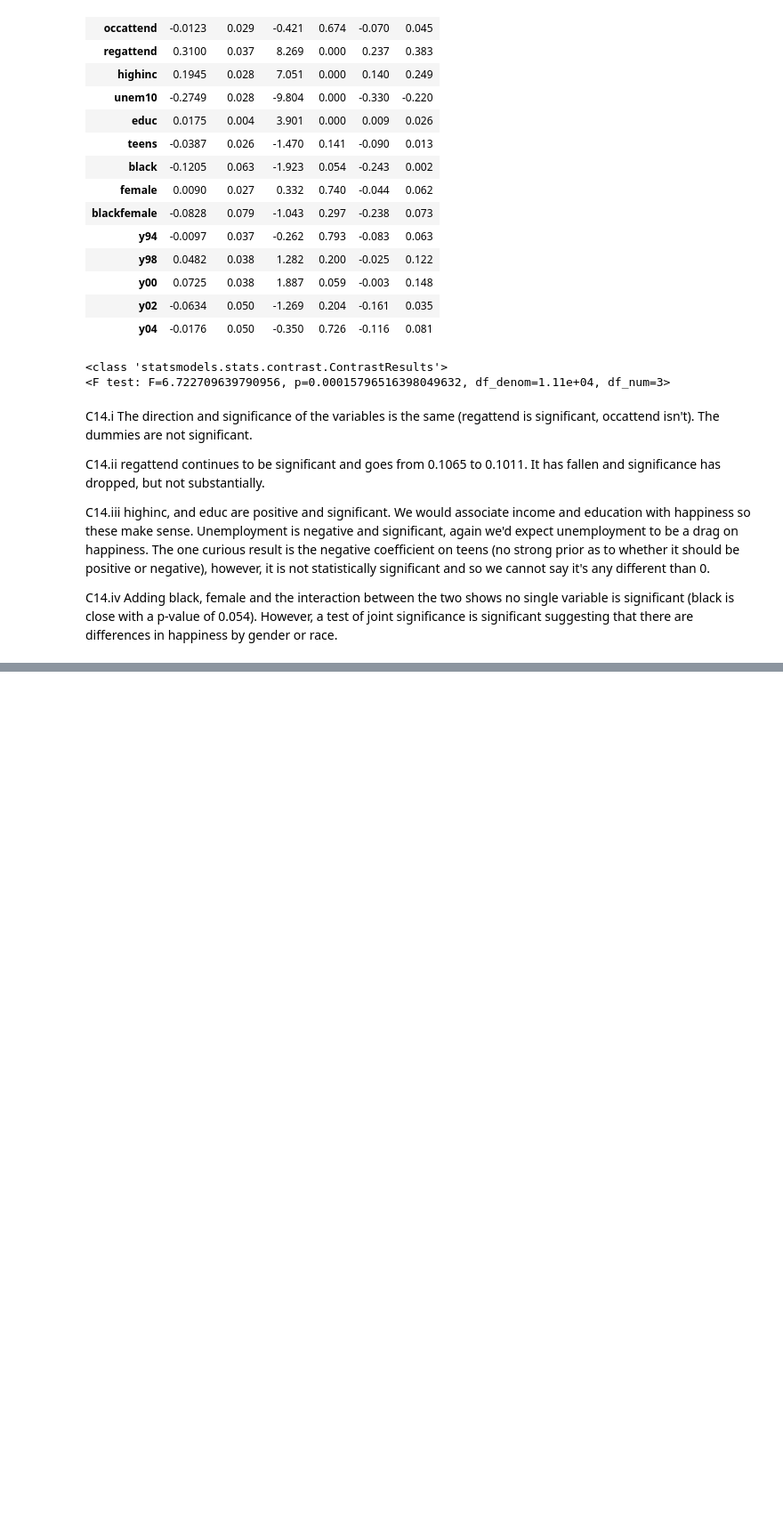
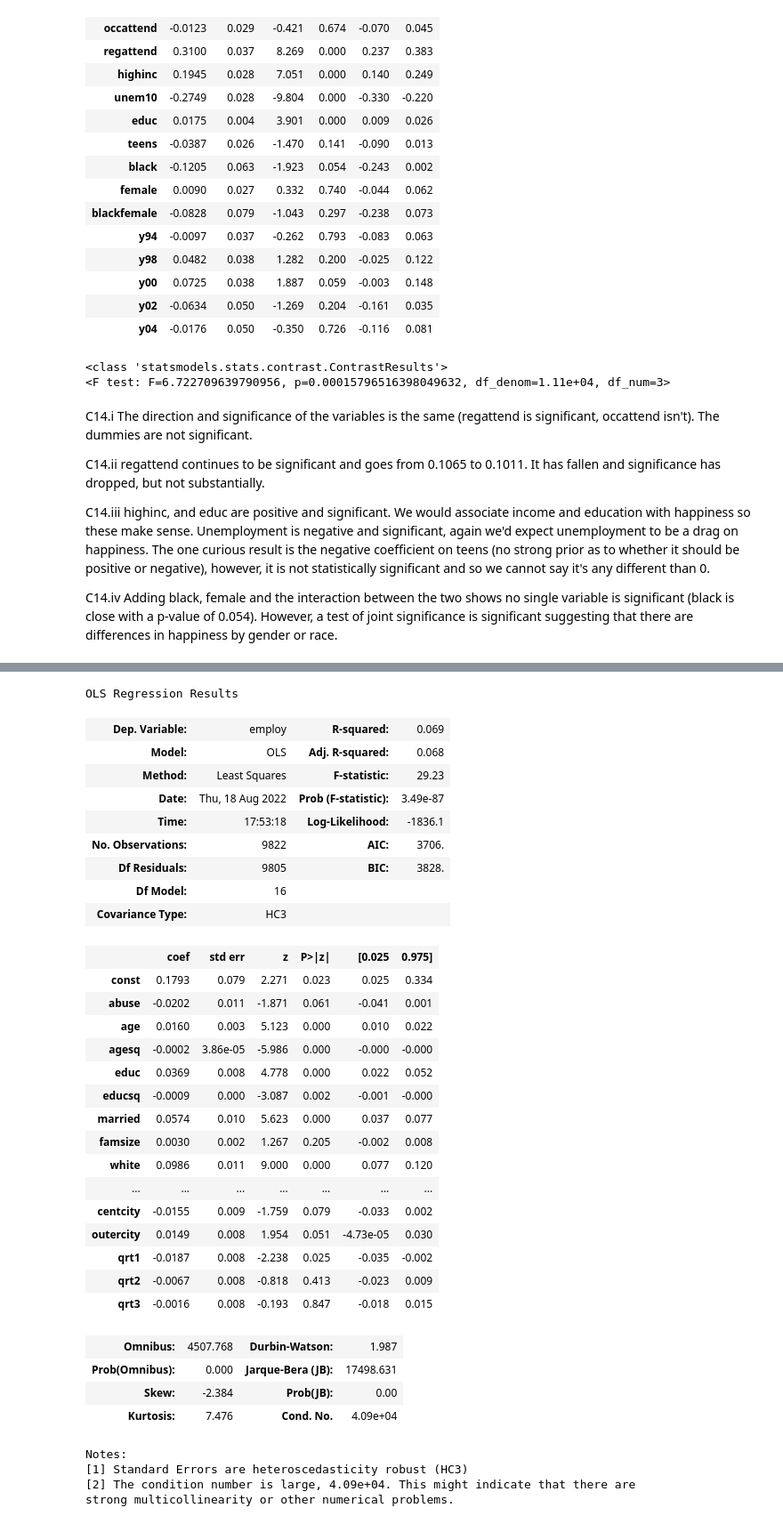
Before and after one commit to systemchalk/wooldridge_workbook, a Jupyter notebook: ch17.ipynb, the cells around one changed output, grey strips where cells are left out. Shown at 89% size. Drawn from its saved outputs; the diff is of its cells as text; code cells hidden in the pictures; blank space fills up the shorter version.

Commit message:
Completed Ch17. Will need to revisit Tobit and Truncated problems.

```diff
--- a/ch17.ipynb
+++ b/ch17.ipynb
@@ -1870,3 +1873,8 @@ C14.ii regattend continues to be significant and goes from 0.1065 to 0.1011. It
 C14.iii highinc, and educ are positive and significant. We would associate income and education with happiness so these make sense. Unemployment is negative and significant, again we'd expect unemployment to be a drag on happiness. The one curious result is the negative coefficient on teens (no strong prior as to whether it should be positive or negative), however, it is not statistically significant and so we cannot say it's any different than 0.
 
 C14.iv Adding black, female and the interaction between the two shows no single variable is significant (black is close with a p-value of 0.054). However, a test of joint significance is significant suggesting that there are differences in happiness by gender or race.
+# %%
+# Exercise 15
+alcohol = pd.read_stata("./stata/alcohol.dta")
+print((alcohol.employ.sum() / alcohol.shape[0]) * 100, "percent of the sample is employed.")
+print((alcohol.abuse.sum() / alcohol.shape[0]) * 100, "percent of the sample has abused alcohol.")
@@ -1872,0 +1969,40 @@ C14.iv Adding black, female and the interaction between the two shows no single
+# %%
+X = sm.add_constant(alcohol[["abuse", "age", "agesq", "educ", "educsq", "married", "famsize", "white", "northeast", "midwest", "south", "centcity", "outercity", "qrt1", "qrt2", "qrt3"]])
+model = sm.OLS(alcohol.employ, X, missing="drop").fit(cov_type="HC3")
+alcohol["LPM_yhat"] = model.predict()
+model.summary()
+# %% [output]
+OLS Regression Results
+| Dep. Variable: | employ | R-squared: | 0.069 |
+| Model: | OLS | Adj. R-squared: | 0.068 |
+| Method: | Least Squares | F-statistic: | 29.23 |
+| Date: | Thu, 18 Aug 2022 | Prob (F-statistic): | 3.49e-87 |
+| Time: | 17:53:18 | Log-Likelihood: | -1836.1 |
+| No. Observations: | 9822 | AIC: | 3706. |
+| Df Residuals: | 9805 | BIC: | 3828. |
+| Df Model: | 16 |  |  |
+| Covariance Type: | HC3 |  |  |
+|  | coef | std err | z | P>|z| | [0.025 | 0.975] |
+| const | 0.1793 | 0.079 | 2.271 | 0.023 | 0.025 | 0.334 |
+| abuse | -0.0202 | 0.011 | -1.871 | 0.061 | -0.041 | 0.001 |
+| age | 0.0160 | 0.003 | 5.123 | 0.000 | 0.010 | 0.022 |
+| agesq | -0.0002 | 3.86e-05 | -5.986 | 0.000 | -0.000 | -0.000 |
+| educ | 0.0369 | 0.008 | 4.778 | 0.000 | 0.022 | 0.052 |
+| educsq | -0.0009 | 0.000 | -3.087 | 0.002 | -0.001 | -0.000 |
+| married | 0.0574 | 0.010 | 5.623 | 0.000 | 0.037 | 0.077 |
+| famsize | 0.0030 | 0.002 | 1.267 | 0.205 | -0.002 | 0.008 |
+| white | 0.0986 | 0.011 | 9.000 | 0.000 | 0.077 | 0.120 |
+| ... | ... | ... | ... | ... | ... | ... |
+| centcity | -0.0155 | 0.009 | -1.759 | 0.079 | -0.033 | 0.002 |
+| outercity | 0.0149 | 0.008 | 1.954 | 0.051 | -4.73e-05 | 0.030 |
+| qrt1 | -0.0187 | 0.008 | -2.238 | 0.025 | -0.035 | -0.002 |
+| qrt2 | -0.0067 | 0.008 | -0.818 | 0.413 | -0.023 | 0.009 |
+| qrt3 | -0.0016 | 0.008 | -0.193 | 0.847 | -0.018 | 0.015 |
+| Omnibus: | 4507.768 | Durbin-Watson: | 1.987 |
+| Prob(Omnibus): | 0.000 | Jarque-Bera (JB): | 17498.631 |
+| Skew: | -2.384 | Prob(JB): | 0.00 |
+| Kurtosis: | 7.476 | Cond. No. | 4.09e+04 |
+Notes:
+[1] Standard Errors are heteroscedasticity robust (HC3)
+[2] The condition number is large, 4.09e+04. This might indicate that there are
+strong multicollinearity or other numerical problems.
```
Also changed, not shown: parts of 51 cells of this notebook.
